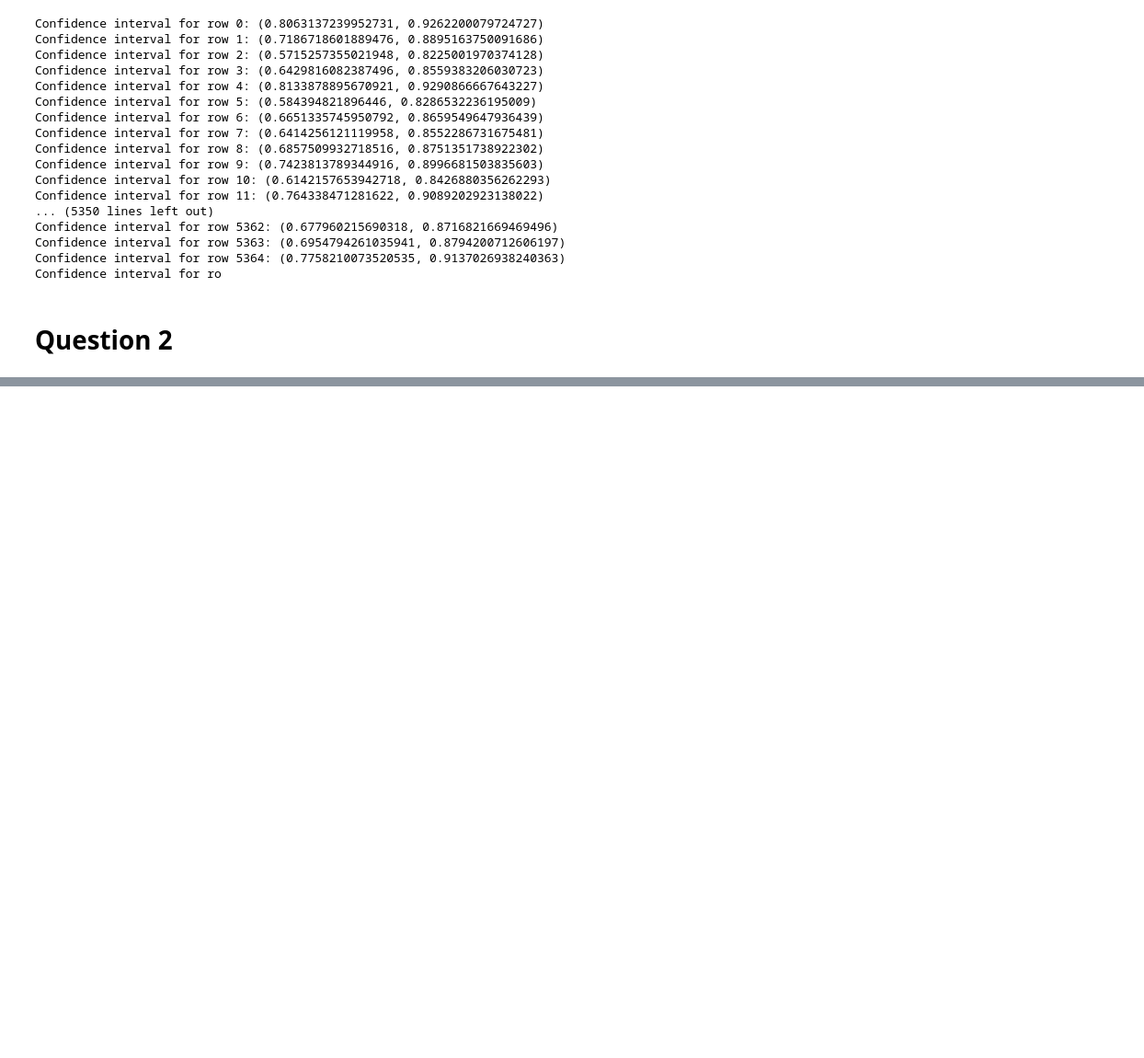
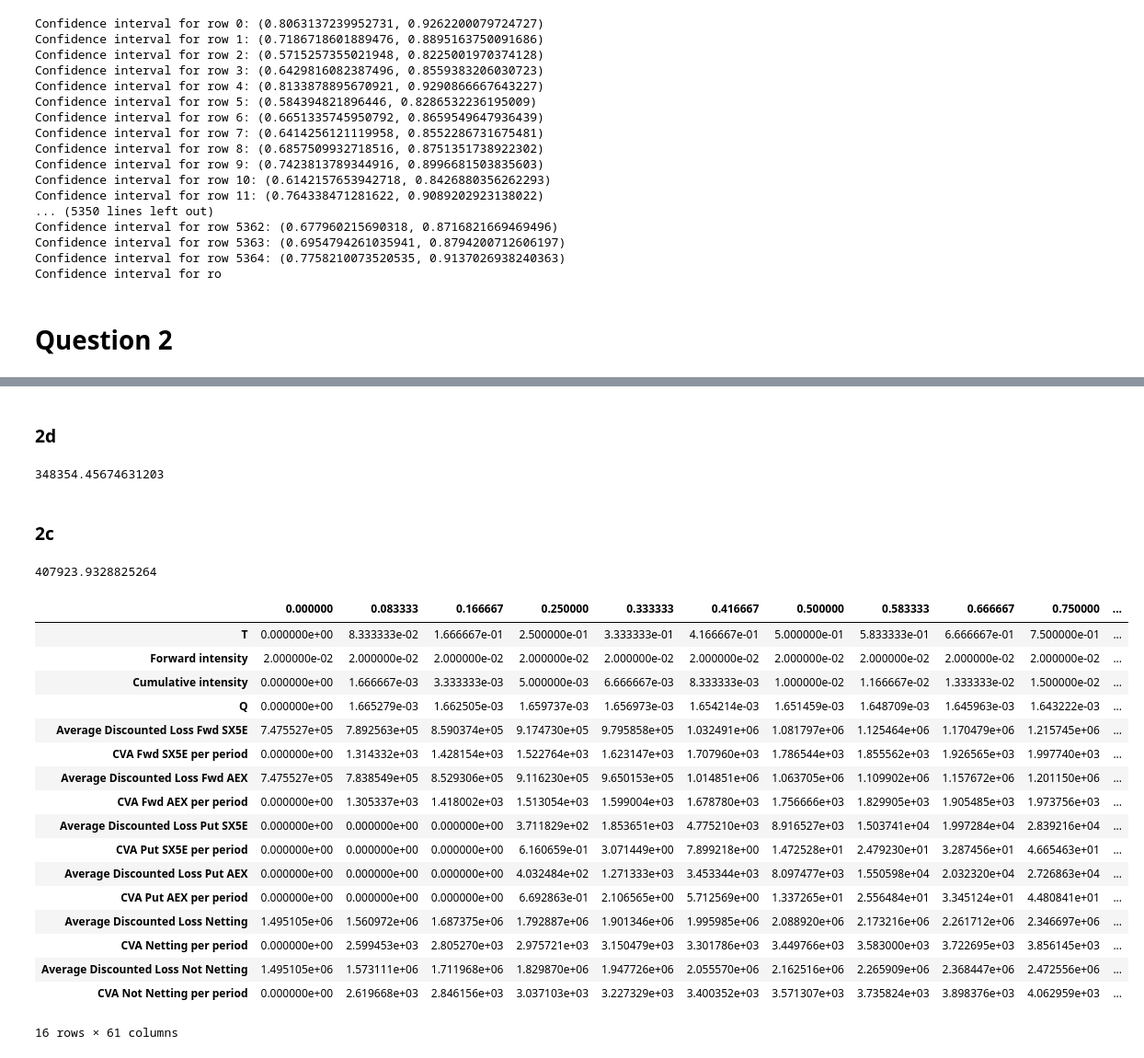
Before and after one commit to haileyvu9/CCSR, a Jupyter notebook: Assignment 3.ipynb, the cells around one changed output, grey strips where cells are left out. Shown at 92% size. Cells and saved outputs as stored; diff of their text form; code cells hidden in the pictures; blank space fills up the shorter version.

```diff
--- a/Assignment 3.ipynb
+++ b/Assignment 3.ipynb
@@ -299,0 +432,4 @@ Confidence interval for ro
+# %%
+cva.loc['CVA Fwd SX5E per period'] = 0
+for i in range(1, cva.shape[1]):
+    cva.iloc[5,i] = cva.iloc[3,i] * cva.iloc[4,i]
@@ -299,0 +508,67 @@ Confidence interval for ro
+# %% [markdown]
+### 2d
+# %%
+# Simulated loss
+loss_netting = pd.DataFrame(index=AEX.index, columns=AEX.columns)
+for i in range(loss_netting.shape[0]):
+    for j in range(loss_netting.shape[1]):
+        loss_netting.iloc[i, j] = np.exp(-r * loss_netting.columns[j]) * LGD * positive_netting.iloc[i, j]
+
+# Average loss
+cva.loc['Average Discounted Loss Netting'] = loss_netting.mean()
+
+# CVA per period
+cva.loc['CVA Netting per period'] = 0
+for i in range(1, cva.shape[1]):
+    cva.iloc[13, i] = cva.iloc[3, i] * cva.iloc[12, i]
+
+# Total CVA
+cva_netting_sum = np.sum(cva.loc['CVA Netting per period'])
+cva_netting_sum
+# %% [output]
+348354.45674631203
+# %% [markdown]
+### 2c
+# %%
+positive_not_netting = np.maximum(eqf_SX5E, 0) + np.maximum(eqf_AEX, 0) + p_SX5E + p_AEX
+# %%
+# Simulated loss
+loss_not_netting = pd.DataFrame(index=AEX.index, columns=AEX.columns)
+for i in range(loss_not_netting.shape[0]):
+    for j in range(loss_not_netting.shape[1]):
+        loss_not_netting.iloc[i, j] = np.exp(-r * loss_not_netting.columns[j]) * LGD * positive_not_netting.iloc[i, j]
+
+# Average loss
+cva.loc['Average Discounted Loss Not Netting'] = loss_not_netting.mean()
+
+# CVA per period
+cva.loc['CVA Not Netting per period'] = 0
+for i in range(1, cva.shape[1]):
+    cva.iloc[15, i] = cva.iloc[3, i] * cva.iloc[14, i]
+
+# Total CVA
+cva_not_netting_sum = np.sum(cva.loc['CVA Not Netting per period'])
+cva_not_netting_sum
+# %% [output]
+407923.9328825264
+# %%
+cva
+# %% [output]
+|  | 0.000000 | 0.083333 | 0.166667 | 0.250000 | 0.333333 | 0.416667 | 0.500000 | 0.583333 | 0.666667 | 0.750000 | ... |
+| T | 0.000000e+00 | 8.333333e-02 | 1.666667e-01 | 2.500000e-01 | 3.333333e-01 | 4.166667e-01 | 5.000000e-01 | 5.833333e-01 | 6.666667e-01 | 7.500000e-01 | ... |
+| Forward intensity | 2.000000e-02 | 2.000000e-02 | 2.000000e-02 | 2.000000e-02 | 2.000000e-02 | 2.000000e-02 | 2.000000e-02 | 2.000000e-02 | 2.000000e-02 | 2.000000e-02 | ... |
+| Cumulative intensity | 0.000000e+00 | 1.666667e-03 | 3.333333e-03 | 5.000000e-03 | 6.666667e-03 | 8.333333e-03 | 1.000000e-02 | 1.166667e-02 | 1.333333e-02 | 1.500000e-02 | ... |
+| Q | 0.000000e+00 | 1.665279e-03 | 1.662505e-03 | 1.659737e-03 | 1.656973e-03 | 1.654214e-03 | 1.651459e-03 | 1.648709e-03 | 1.645963e-03 | 1.643222e-03 | ... |
+| Average Discounted Loss Fwd SX5E | 7.475527e+05 | 7.892563e+05 | 8.590374e+05 | 9.174730e+05 | 9.795858e+05 | 1.032491e+06 | 1.081797e+06 | 1.125464e+06 | 1.170479e+06 | 1.215745e+06 | ... |
+| CVA Fwd SX5E per period | 0.000000e+00 | 1.314332e+03 | 1.428154e+03 | 1.522764e+03 | 1.623147e+03 | 1.707960e+03 | 1.786544e+03 | 1.855562e+03 | 1.926565e+03 | 1.997740e+03 | ... |
+| Average Discounted Loss Fwd AEX | 7.475527e+05 | 7.838549e+05 | 8.529306e+05 | 9.116230e+05 | 9.650153e+05 | 1.014851e+06 | 1.063705e+06 | 1.109902e+06 | 1.157672e+06 | 1.201150e+06 | ... |
+| CVA Fwd AEX per period | 0.000000e+00 | 1.305337e+03 | 1.418002e+03 | 1.513054e+03 | 1.599004e+03 | 1.678780e+03 | 1.756666e+03 | 1.829905e+03 | 1.905485e+03 | 1.973756e+03 | ... |
+| Average Discounted Loss Put SX5E | 0.000000e+00 | 0.000000e+00 | 0.000000e+00 | 3.711829e+02 | 1.853651e+03 | 4.775210e+03 | 8.916527e+03 | 1.503741e+04 | 1.997284e+04 | 2.839216e+04 | ... |
+| CVA Put SX5E per period | 0.000000e+00 | 0.000000e+00 | 0.000000e+00 | 6.160659e-01 | 3.071449e+00 | 7.899218e+00 | 1.472528e+01 | 2.479230e+01 | 3.287456e+01 | 4.665463e+01 | ... |
+| Average Discounted Loss Put AEX | 0.000000e+00 | 0.000000e+00 | 0.000000e+00 | 4.032484e+02 | 1.271333e+03 | 3.453344e+03 | 8.097477e+03 | 1.550598e+04 | 2.032320e+04 | 2.726863e+04 | ... |
+| CVA Put AEX per period | 0.000000e+00 | 0.000000e+00 | 0.000000e+00 | 6.692863e-01 | 2.106565e+00 | 5.712569e+00 | 1.337265e+01 | 2.556484e+01 | 3.345124e+01 | 4.480841e+01 | ... |
+| Average Discounted Loss Netting | 1.495105e+06 | 1.560972e+06 | 1.687375e+06 | 1.792887e+06 | 1.901346e+06 | 1.995985e+06 | 2.088920e+06 | 2.173216e+06 | 2.261712e+06 | 2.346697e+06 | ... |
+| CVA Netting per period | 0.000000e+00 | 2.599453e+03 | 2.805270e+03 | 2.975721e+03 | 3.150479e+03 | 3.301786e+03 | 3.449766e+03 | 3.583000e+03 | 3.722695e+03 | 3.856145e+03 | ... |
+| Average Discounted Loss Not Netting | 1.495105e+06 | 1.573111e+06 | 1.711968e+06 | 1.829870e+06 | 1.947726e+06 | 2.055570e+06 | 2.162516e+06 | 2.265909e+06 | 2.368447e+06 | 2.472556e+06 | ... |
+| CVA Not Netting per period | 0.000000e+00 | 2.619668e+03 | 2.846156e+03 | 3.037103e+03 | 3.227329e+03 | 3.400352e+03 | 3.571307e+03 | 3.735824e+03 | 3.898376e+03 | 4.062959e+03 | ... |
+16 rows × 61 columns
```
Also changed, not shown: parts of 41 cells of this notebook.
